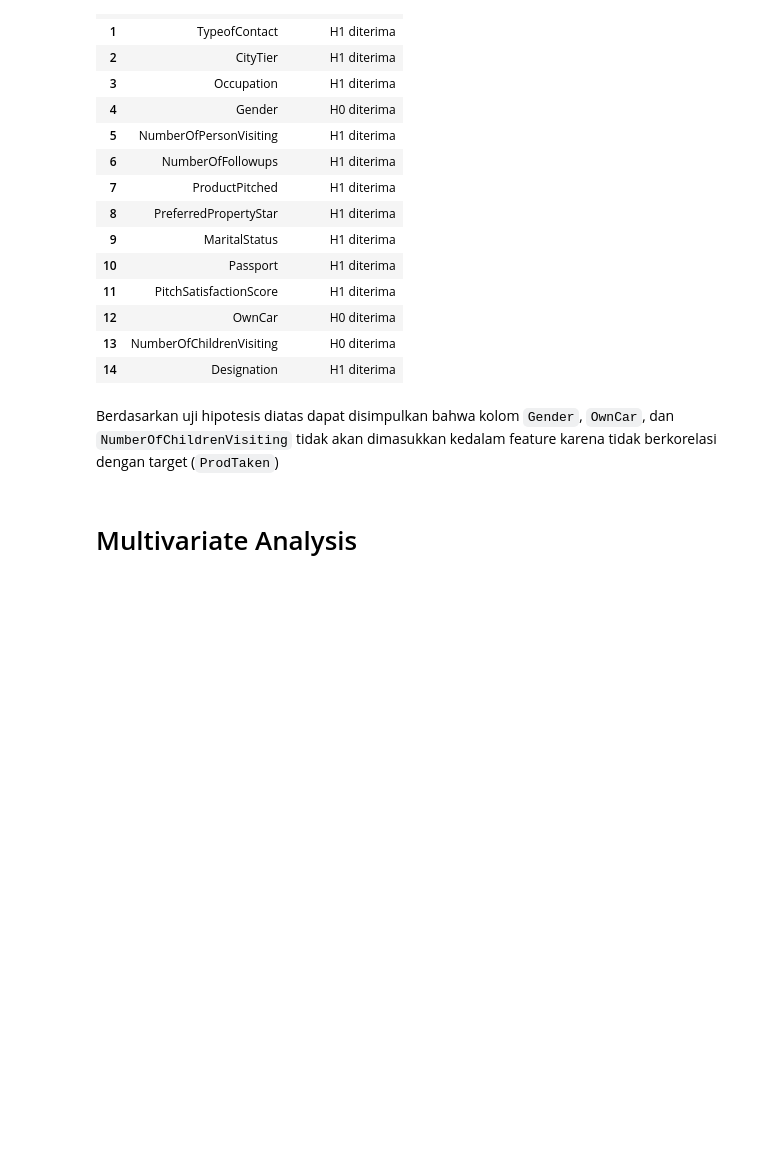
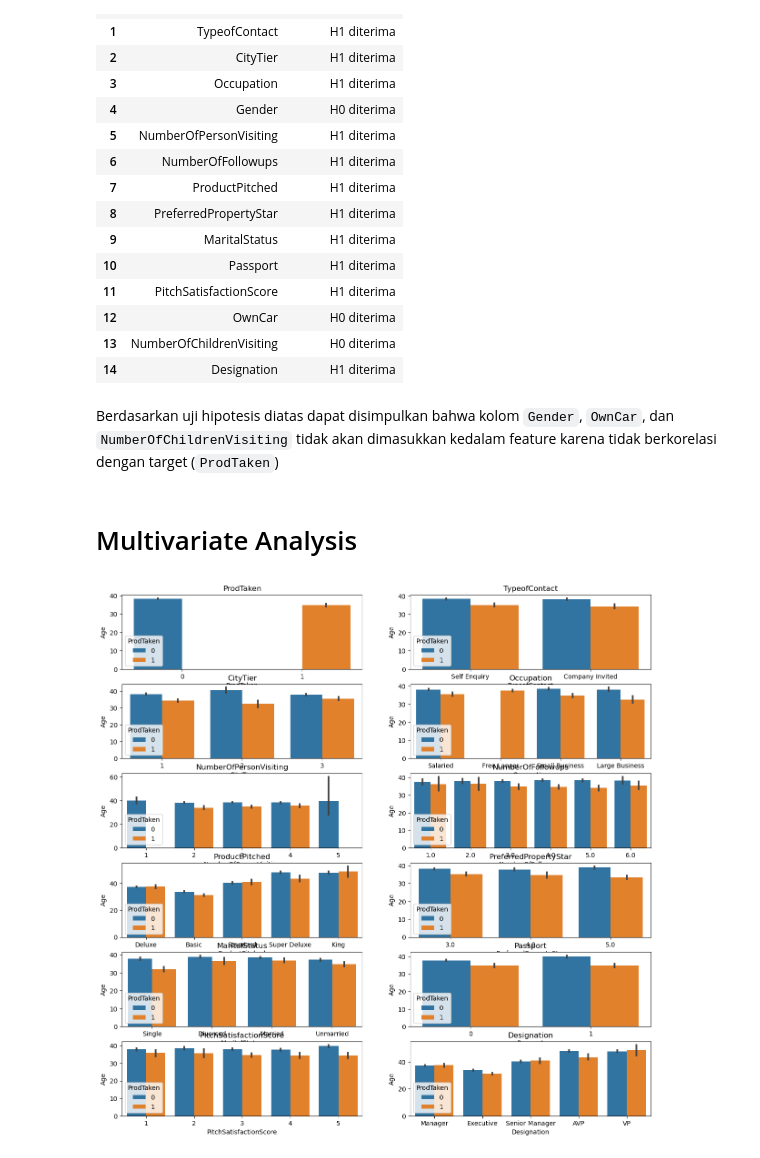
Before and after one commit to damaraira/ByteBenders, a Jupyter notebook: EDA Hadi.ipynb, the cells around one changed output. Cells and saved outputs as stored; diff of their text form; code cells hidden in the pictures; blank space fills up the shorter version.

```diff
--- a/EDA Hadi.ipynb
+++ b/EDA Hadi.ipynb
@@ -252,3 +252,13 @@ result
 Berdasarkan uji hipotesis diatas dapat disimpulkan bahwa kolom `Gender`, `OwnCar`, dan `NumberOfChildrenVisiting` tidak akan dimasukkan kedalam feature karena tidak berkorelasi dengan target (`ProdTaken`)
 # %% [markdown]
 # Multivariate Analysis
+# %%
+cat_cols3 = [col for col in cat_cols2 if col not in ['Gender', 'OwnCar', 'NumberOfChildrenVisiting']]
+# %%
+plt.figure(figsize=(15,20))
+for i in range(len(cat_cols3)):
+    plt.subplot(8,2,i+1)
+    sns.barplot(x=cat_cols3[i], y=df['Age'], hue='ProdTaken', data=df)
+    plt.title(cat_cols3[i])
+# %% [output]
+[figure, added]
```
